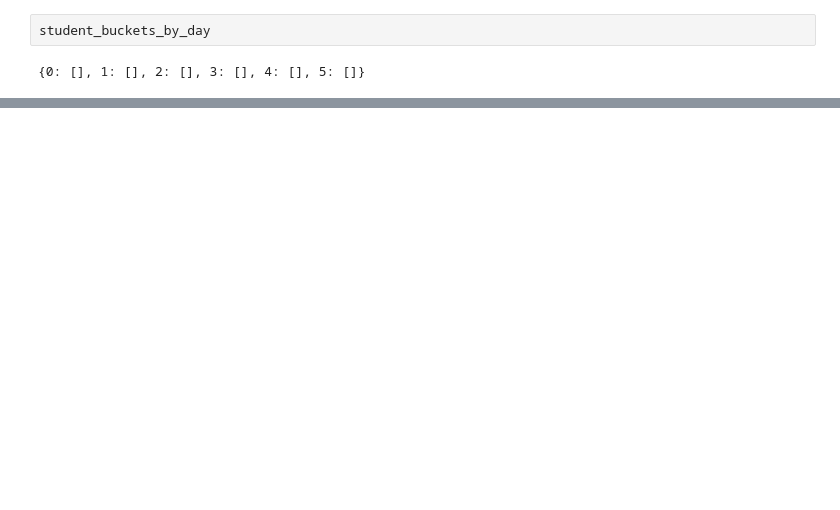
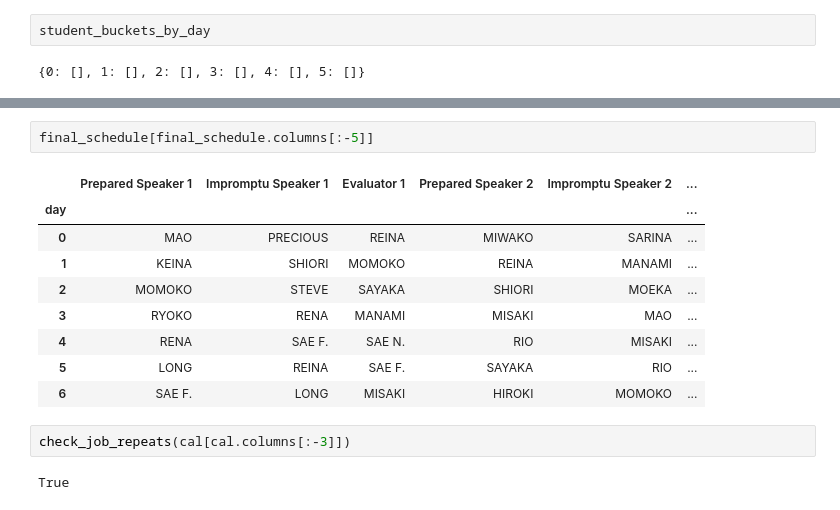
Before and after one commit to dtersegno/toastmasters, a Jupyter notebook: toastmasters.ipynb, the cells around one changed output, grey strips where cells are left out. Drawn from its saved outputs; the diff is of its cells as text; blank space fills up the shorter version.

```diff
--- a/toastmasters.ipynb
+++ b/toastmasters.ipynb
@@ -292,0 +731,16 @@ student_buckets_by_role
+# %%
+final_schedule[final_schedule.columns[:-5]]
+# %% [output]
+|  | Prepared Speaker 1 | Impromptu Speaker 1 | Evaluator 1 | Prepared Speaker 2 | Impromptu Speaker 2 | ... |
+| day |  |  |  |  |  | ... |
+| 0 | MAO | PRECIOUS | REINA | MIWAKO | SARINA | ... |
+| 1 | KEINA | SHIORI | MOMOKO | REINA | MANAMI | ... |
+| 2 | MOMOKO | STEVE | SAYAKA | SHIORI | MOEKA | ... |
+| 3 | RYOKO | RENA | MANAMI | MISAKI | MAO | ... |
+| 4 | RENA | SAE F. | SAE N. | RIO | MISAKI | ... |
+| 5 | LONG | REINA | SAE F. | SAYAKA | RIO | ... |
+| 6 | SAE F. | LONG | MISAKI | HIROKI | MOMOKO | ... |
+# %%
+check_job_repeats(cal[cal.columns[:-3]])
+# %% [output]
+True
```
Also changed, not shown: parts of 33 cells of this notebook, 2 other files.
